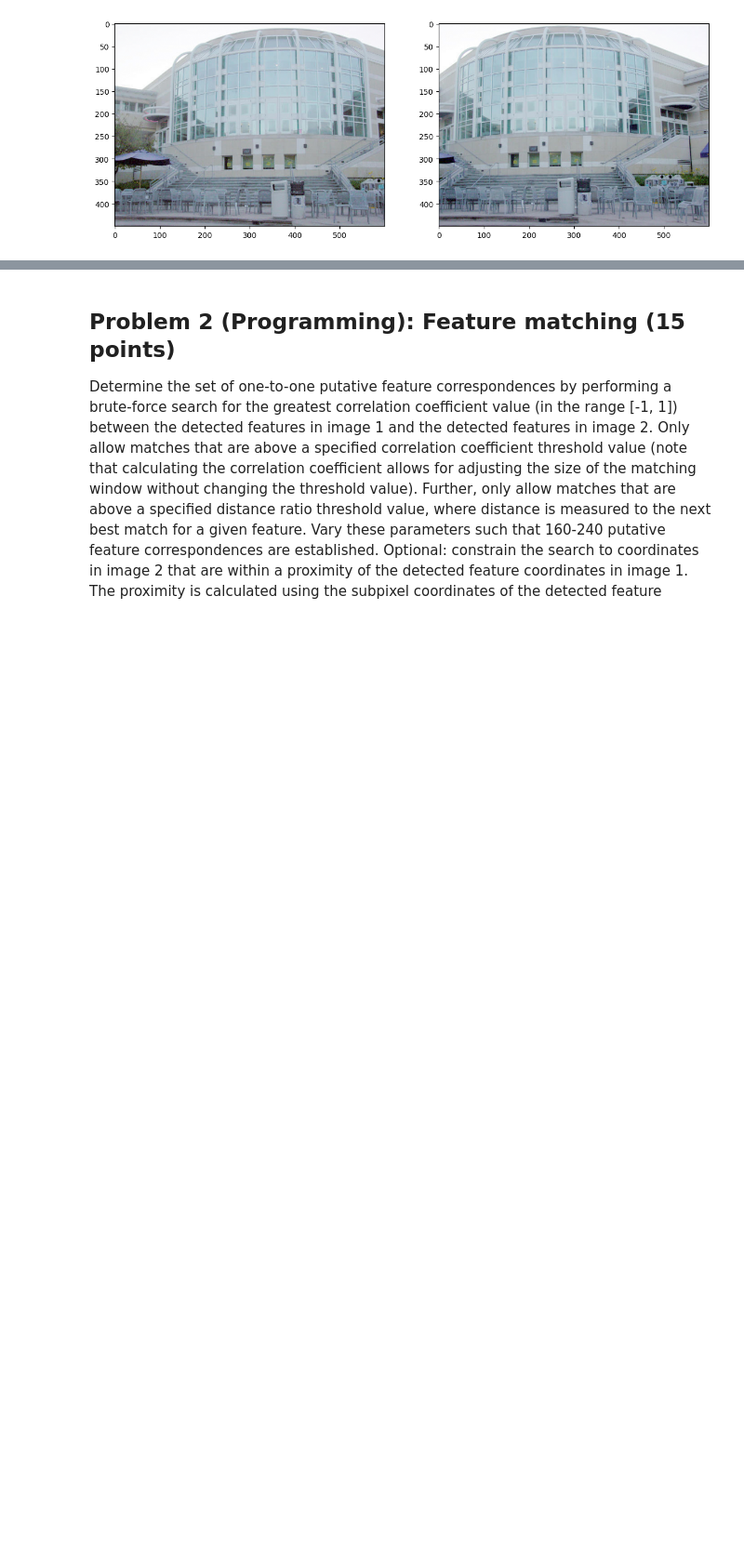
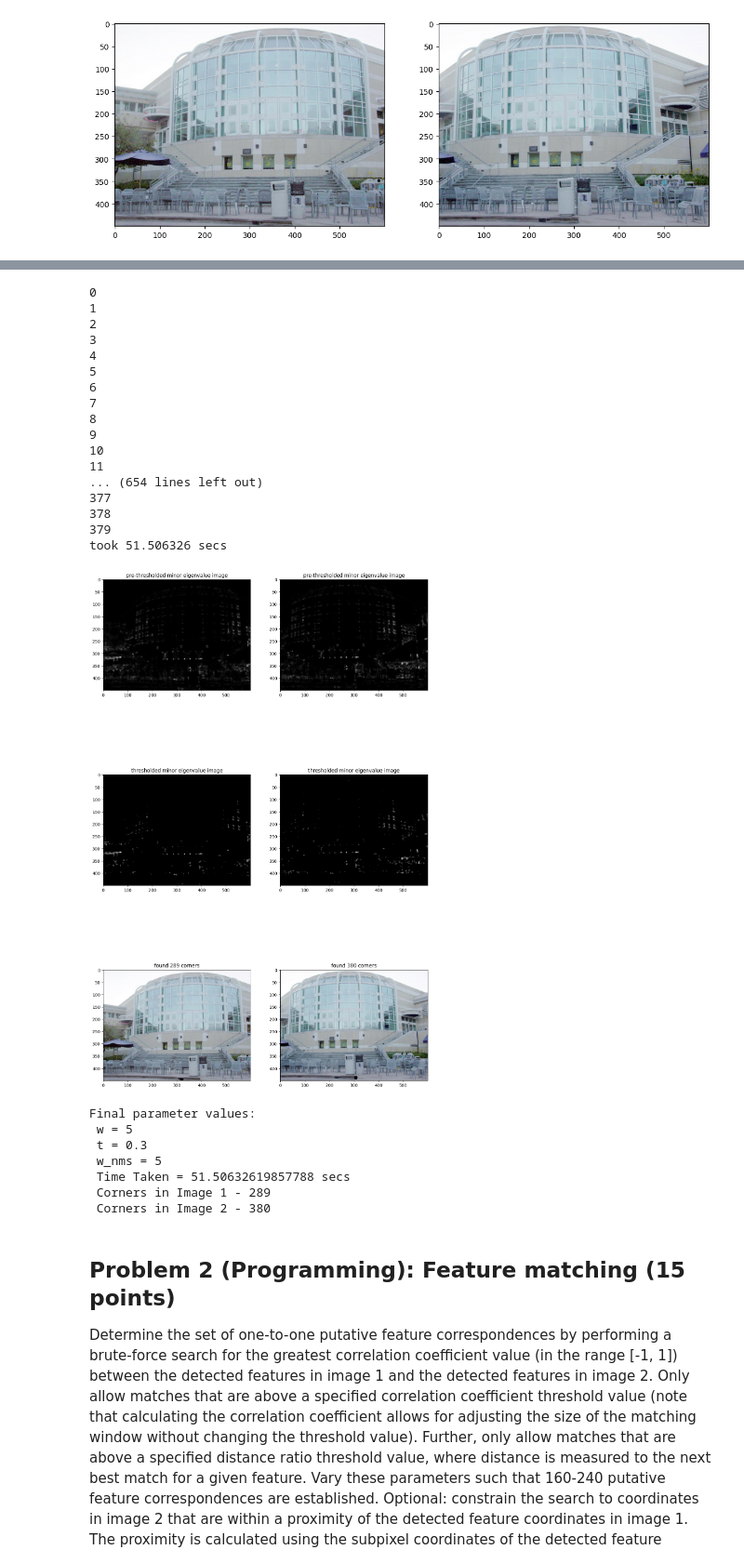
Before and after one commit to evanwc/CSE252B, a Jupyter notebook: A1/CSE252B_WI26_assignment_1.ipynb, the cells around one changed output, grey strips where cells are left out. Shown at 93% size. Saved outputs shown, nothing was run; the diff lists cells and outputs as text; code cells hidden in the pictures; blank space fills up the shorter version.

```diff
--- a/A1/CSE252B_WI26_assignment_1.ipynb
+++ b/A1/CSE252B_WI26_assignment_1.ipynb
@@ -341,9 +348,9 @@ I1 = np.array(Image.open('price_center20.JPG'), dtype='float')/255.
 I2 = np.array(Image.open('price_center21.JPG'), dtype='float')/255.
 
 # parameters to tune
-w = 1
-t = 1
-w_nms = 1
+w = 5
+t = 0.3
+w_nms = 5
 
 tic = time.time()
 # run feature detection algorithm on input images
@@ -366,33 +373,59 @@ plt.title('pre-thresholded minor eigenvalue image')
 
 # show thresholded minor eigenvalue images
 plt.subplot(3,2,3)
 plt.imshow(J1_1, cmap='gray')
 plt.title('thresholded minor eigenvalue image')
 plt.subplot(3,2,4)
 plt.imshow(J2_1, cmap='gray')
 plt.title('thresholded minor eigenvalue image')
 
 # show corners on original images
 ax = plt.subplot(3,2,5)
 plt.imshow(I1)
 for i in range(C1): # draw rectangles of size w around corners
     x,y = pts1[:,i]
     ax.add_patch(patches.Rectangle((x-w/2,y-w/2),w,w, fill=False))
 # plt.plot(pts1[0,:], pts1[1,:], '.b') # display subpixel corners
 plt.title('found %d corners'%C1)
 
 ax = plt.subplot(3,2,6)
 plt.imshow(I2)
 for i in range(C2):
     x,y = pts2[:,i]
     ax.add_patch(patches.Rectangle((x-w/2,y-w/2),w,w, fill=False))
 # plt.plot(pts2[0,:], pts2[1,:], '.b')
 plt.title('found %d corners'%C2)
 
 plt.show()
 
 # Final Parameter Values Print
 print(f"\n\nFinal parameter values:\n w = {w}\n t = {t}\n w_nms = {w_nms}\n Time Taken = {toc} secs \n Corners in Image 1 - {C1} \n Corners in Image 2 - {C2}")
+# %% [output]
+0
+1
+2
+3
+4
+5
+6
+7
+8
+9
+10
+11
+... (654 lines left out)
+377
+378
+379
+took 51.506326 secs
+[figure, added]
+Final parameter values:
+ w = 5
+ t = 0.3
+ w_nms = 5
+ Time Taken = 51.50632619857788 secs
+ Corners in Image 1 - 289
+ Corners in Image 2 - 380
 # %% [markdown]
 ## Problem 2 (Programming): Feature matching (15 points)
 Determine the set of one-to-one putative feature correspondences by performing
```
Also changed, not shown: parts of 2 cells of this notebook.
